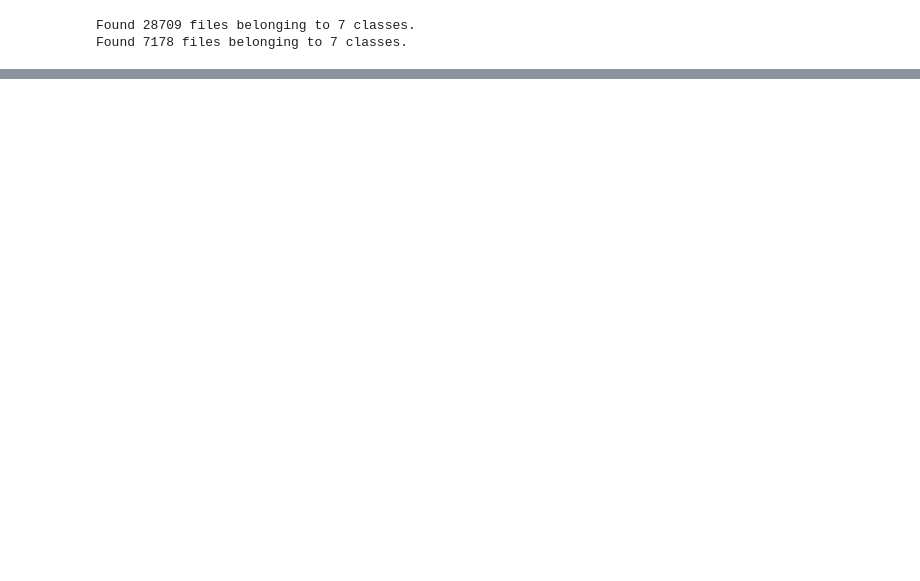
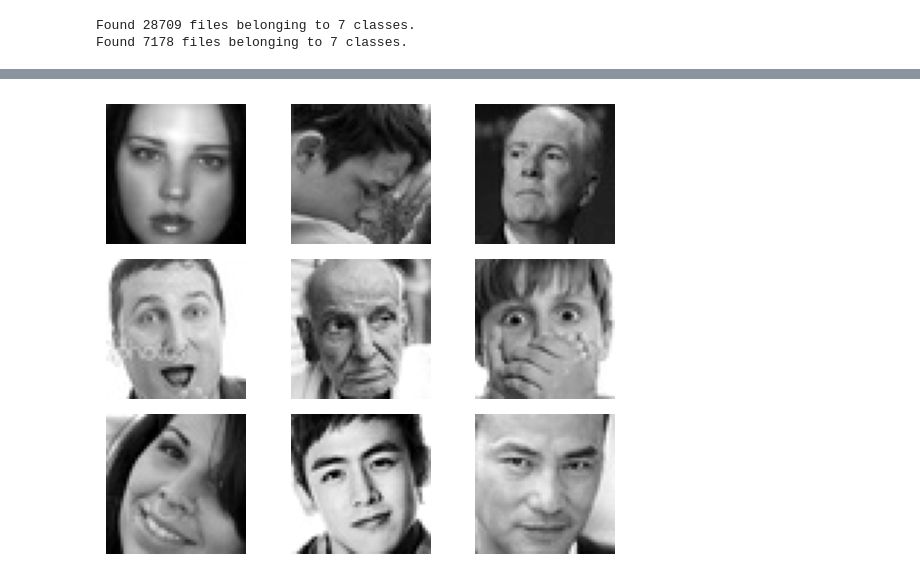
Before and after one commit to GianfriShow/ExperisAcademy_DataScience_AlessioManfredi, a Jupyter notebook: final_project/script.ipynb, the cells around one changed output, grey strips where cells are left out. Drawn from its saved outputs; the diff is of its cells as text; code cells hidden in the pictures; blank space fills up the shorter version.

```diff
--- a/final_project/script.ipynb
+++ b/final_project/script.ipynb
@@ -89,8 +91,10 @@ train_ds = train_ds.prefetch(tf.data.AUTOTUNE)
 # %%
 for images,labels in train_ds.take(1):
     for index in range(9):
         plt.subplot(3,3, 1 + index)
-        plt.imshow(np.uint8(images[index]))
+        plt.imshow(images[index], cmap='gray')
         plt.axis("off")
         plt.tight_layout()
 # inspect some of the resulting augmented training images
+# %% [output]
+[figure, added]
```
Also changed, not shown: parts of 7 cells of this notebook.
